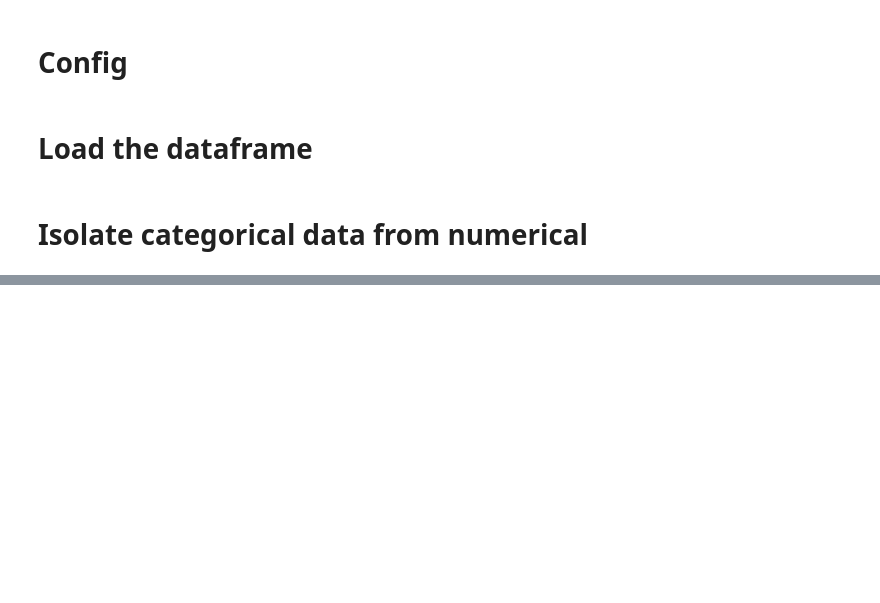
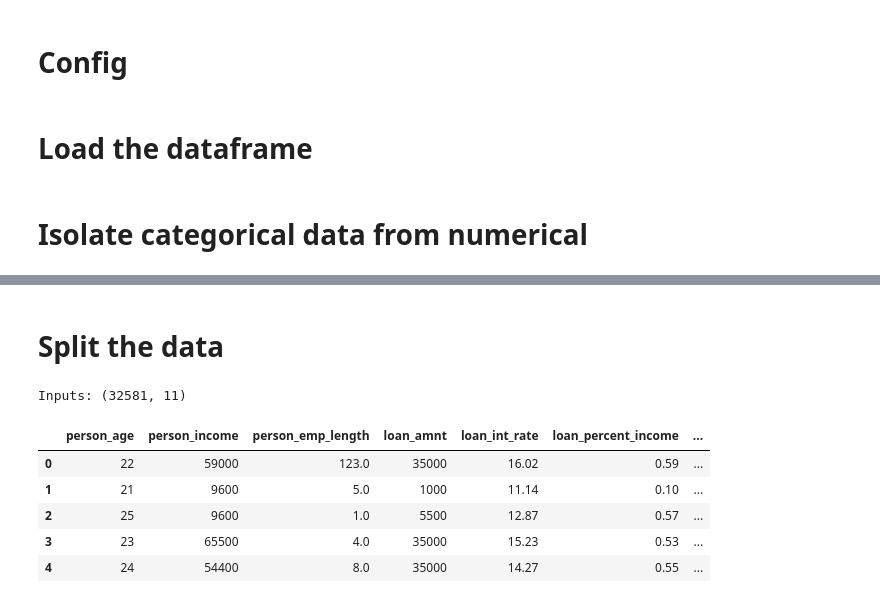
Before and after one commit to Ekatche/MLops_Loan_pred, a Jupyter notebook: notebooks/processing.ipynb, the cells around one changed output, grey strips where cells are left out. Cells and saved outputs as stored; diff of their text form; code cells hidden in the pictures; blank space fills up the shorter version.

```diff
--- a/notebooks/processing.ipynb
+++ b/notebooks/processing.ipynb
@@ -31,0 +147,14 @@ categorical_columns = train_data.select_dtypes(exclude=[np.number])
+# %% [markdown]
+# Split the data
+# %%
+inputs = loan.drop(TARGET_COL, axis="columns")
+print("Inputs:", inputs.shape)
+inputs.head()
+# %% [output]
+Inputs: (32581, 11)
+|  | person_age | person_income | person_emp_length | loan_amnt | loan_int_rate | loan_percent_income | ... |
+| 0 | 22 | 59000 | 123.0 | 35000 | 16.02 | 0.59 | ... |
+| 1 | 21 | 9600 | 5.0 | 1000 | 11.14 | 0.10 | ... |
+| 2 | 25 | 9600 | 1.0 | 5500 | 12.87 | 0.57 | ... |
+| 3 | 23 | 65500 | 4.0 | 35000 | 15.23 | 0.53 | ... |
+| 4 | 24 | 54400 | 8.0 | 35000 | 14.27 | 0.55 | ... |
```
Also changed, not shown: parts of 34 cells of this notebook, 11 other files.
